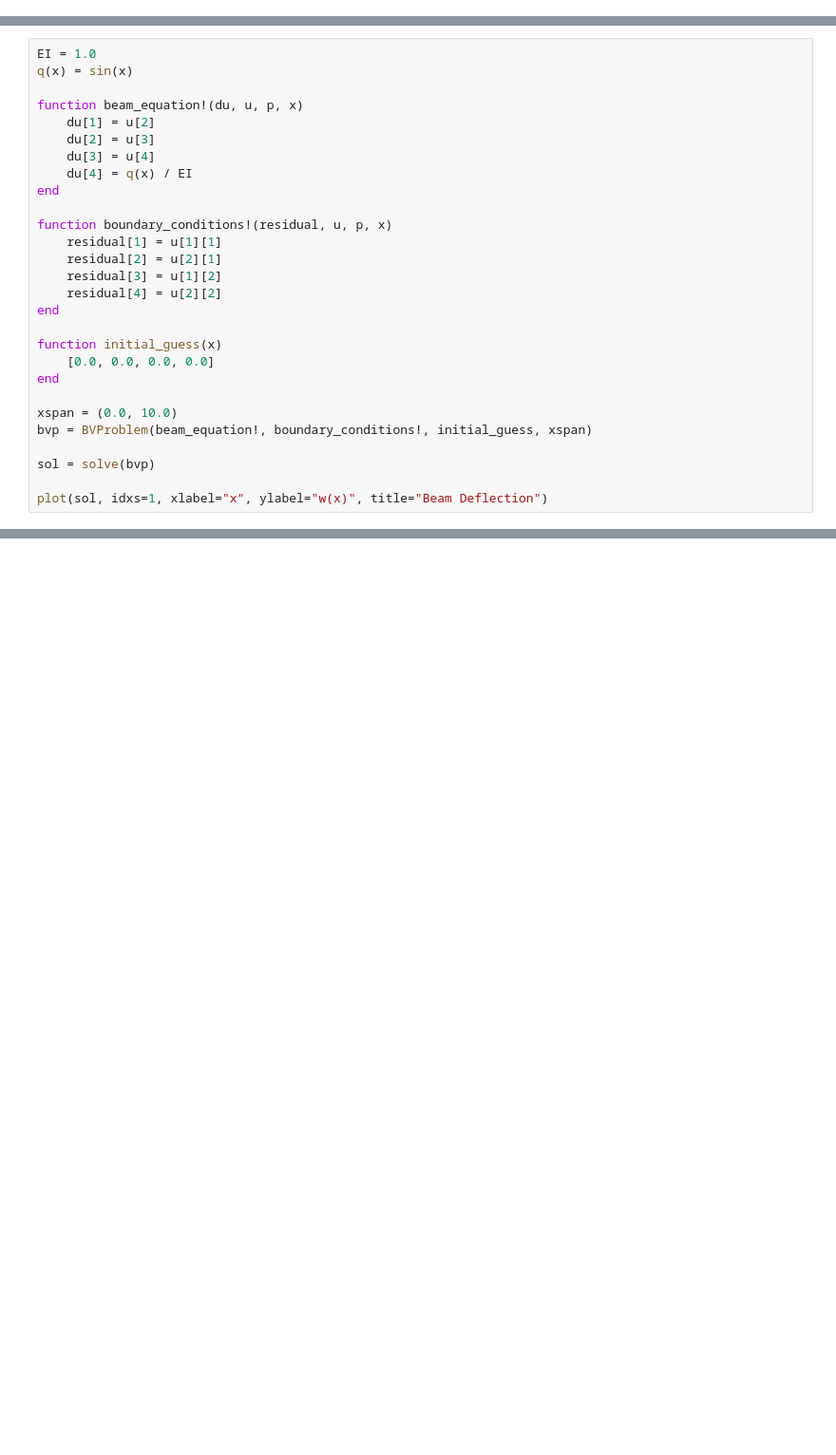
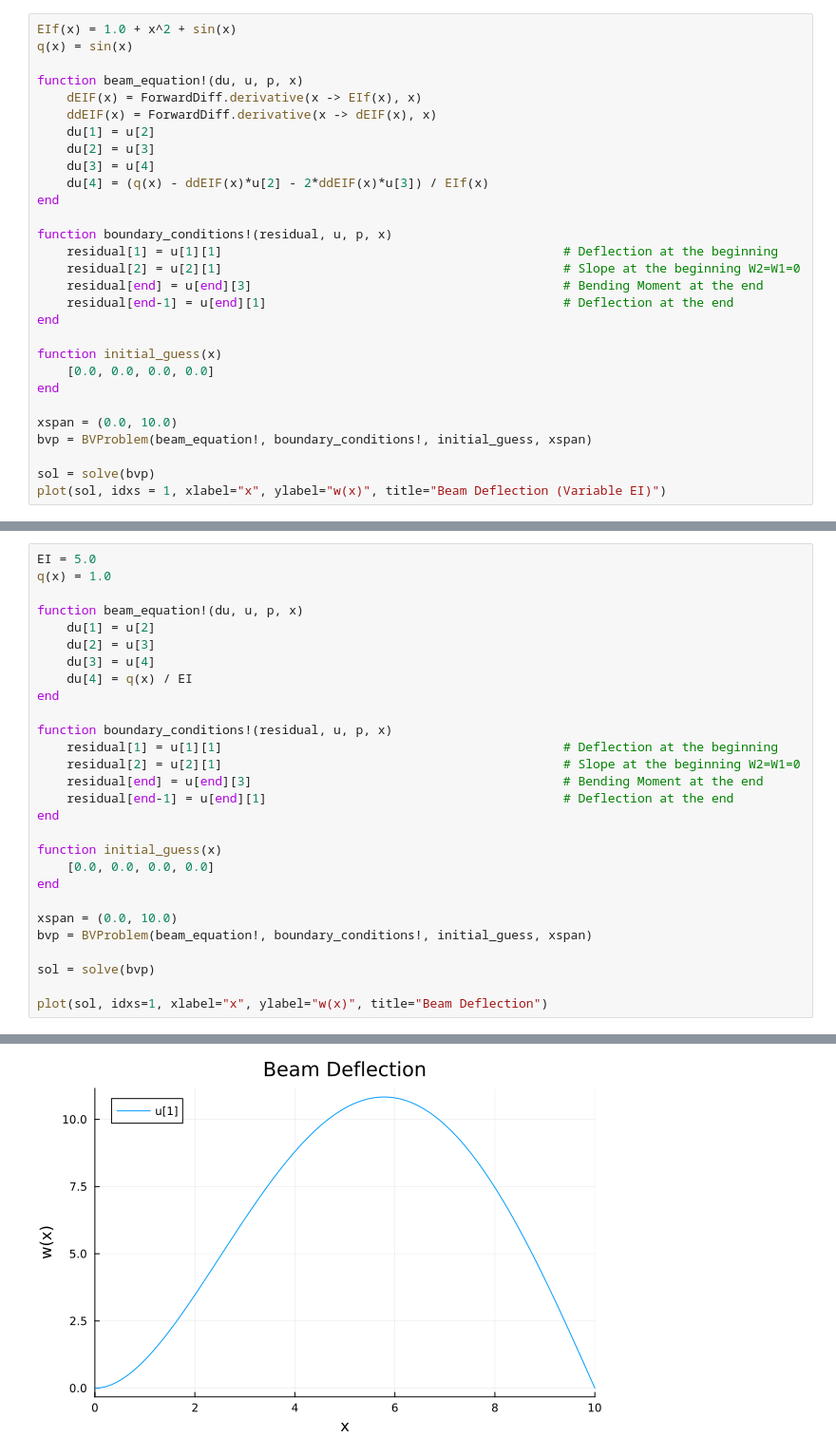
Before and after one commit to ishaanjain27/ventura-bus-door, a Jupyter notebook: Beam/BeamJulia.ipynb, the cells around one changed output, grey strips where cells are left out. Shown at 95% size. Saved outputs shown, nothing was run; the diff lists cells and outputs as text; blank space fills up the shorter version.

```diff
--- a/Beam/BeamJulia.ipynb
+++ b/Beam/BeamJulia.ipynb
@@ -43,0 +38,29 @@ Suggestion: check for spelling errors or missing imports.
+# %%
+EIf(x) = 1.0 + x^2 + sin(x)
+q(x) = sin(x)
+
+function beam_equation!(du, u, p, x)
+    dEIF(x) = ForwardDiff.derivative(x -> EIf(x), x)
+    ddEIF(x) = ForwardDiff.derivative(x -> dEIF(x), x)
+    du[1] = u[2]
+    du[2] = u[3]
+    du[3] = u[4]
+    du[4] = (q(x) - ddEIF(x)*u[2] - 2*ddEIF(x)*u[3]) / EIf(x)
+end
+
+function boundary_conditions!(residual, u, p, x)
+    residual[1] = u[1][1]                                              # Deflection at the beginning
+    residual[2] = u[2][1]                                              # Slope at the beginning W2=W1=0
+    residual[end] = u[end][3]                                          # Bending Moment at the end
+    residual[end-1] = u[end][1]                                        # Deflection at the end
+end
+
+function initial_guess(x)
+    [0.0, 0.0, 0.0, 0.0]
+end
+
+xspan = (0.0, 10.0)
+bvp = BVProblem(beam_equation!, boundary_conditions!, initial_guess, xspan)
+
+sol = solve(bvp)
+plot(sol, idxs = 1, xlabel="x", ylabel="w(x)", title="Beam Deflection (Variable EI)")
@@ -44,6 +71,6 @@ Suggestion: check for spelling errors or missing imports.
 # %%
-EI = 1.0
-q(x) = sin(x)
+EI = 5.0
+q(x) = 1.0
 
 function beam_equation!(du, u, p, x)
     du[1] = u[2]
@@ -53,10 +80,10 @@ function beam_equation!(du, u, p, x)
 end
 
 function boundary_conditions!(residual, u, p, x)
-    residual[1] = u[1][1]
-    residual[2] = u[2][1]
-    residual[3] = u[1][2]
-    residual[4] = u[2][2]
+    residual[1] = u[1][1]                                              # Deflection at the beginning
+    residual[2] = u[2][1]                                              # Slope at the beginning W2=W1=0
+    residual[end] = u[end][3]                                          # Bending Moment at the end
+    residual[end-1] = u[end][1]                                        # Deflection at the end
 end
 
 function initial_guess(x)
@@ -74,0 +102 @@ Suggestion: check for spelling errors or missing imports.
+[figure, added]
```
Also changed, not shown: parts of 5 cells of this notebook, 3 other files.
